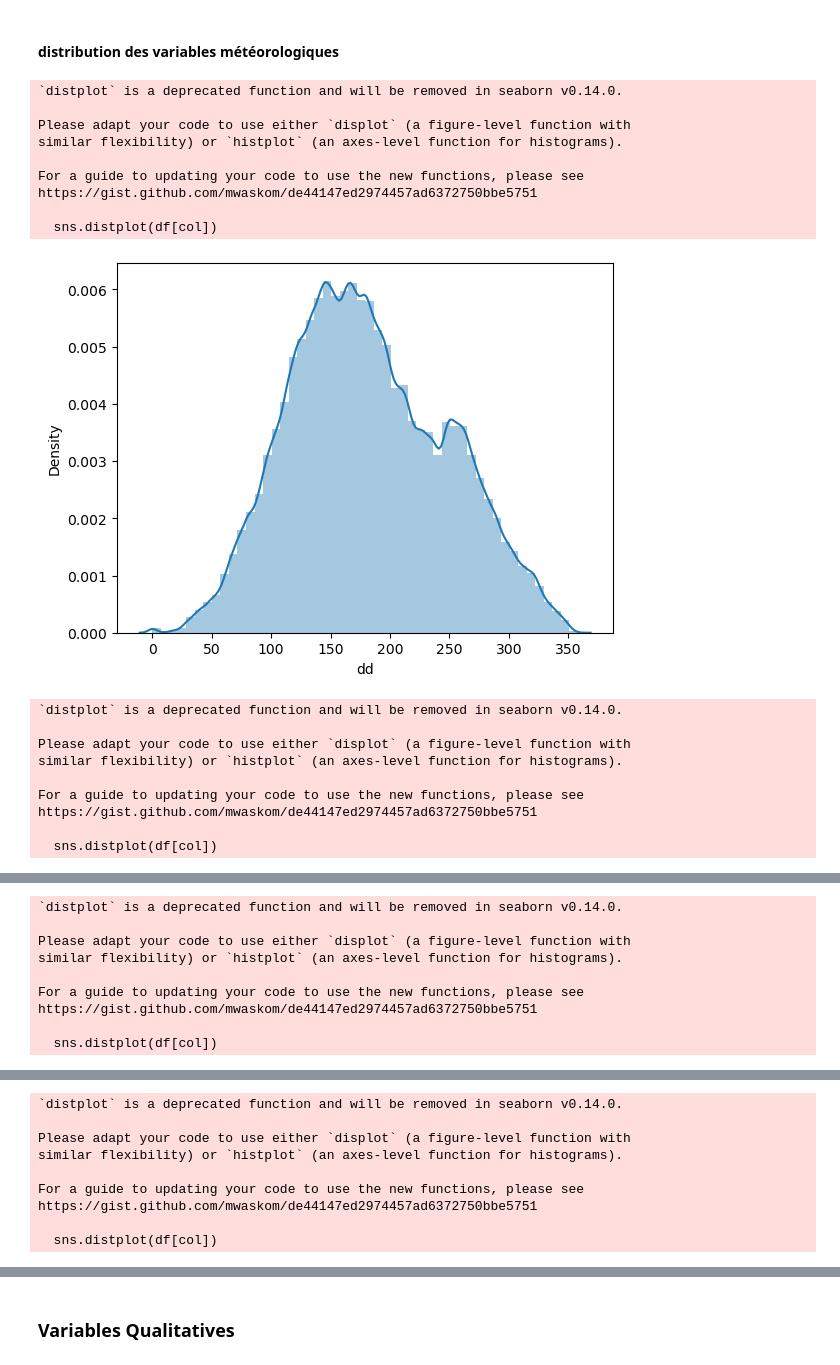
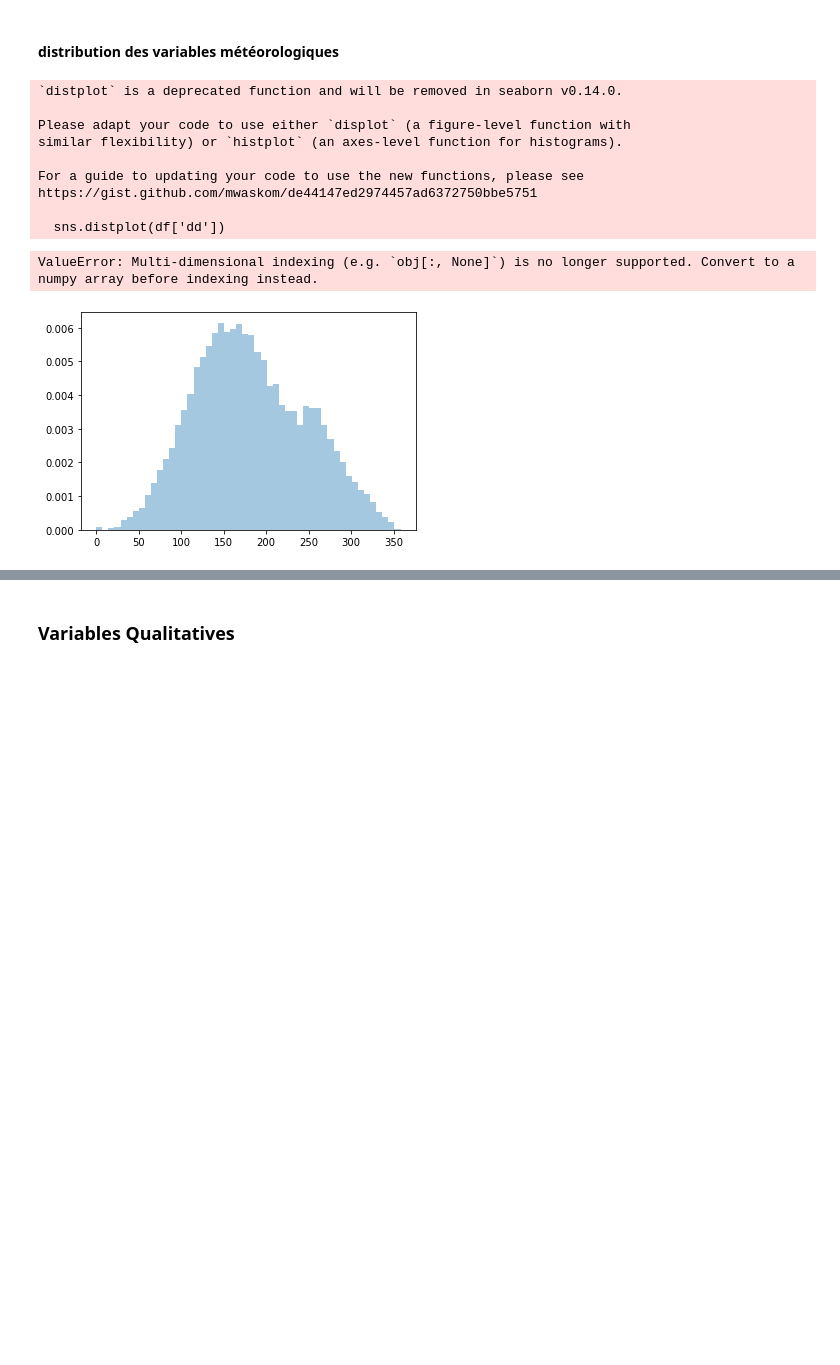
Before and after one commit to felixdechamps/ensae-prog2A, a Jupyter notebook: notebookstat.ipynb, the cells around one changed output, grey strips where cells are left out. Saved outputs shown, nothing was run; the diff lists cells and outputs as text; code cells hidden in the pictures; blank space fills up the shorter version.

Commit message:
commentaires des graphs

```diff
--- a/notebookstat.ipynb
+++ b/notebookstat.ipynb
@@ -6,7 +6,7 @@ import seaborn as sns
 from scipy.stats import gaussian_kde
 from datetime import datetime
 # %%
-data = pd.read_csv(r"/home/onyxia/work/df_final.csv")
+data = pd.read_csv(r"/Users/thomas/ensae-prog2A/ensae-prog2A/ensae-prog2A/df_final.csv")
 data.shape
 # %% [output]
 (5017137, 54)
@@ -65,3 +75,6 @@ sns.heatmap(df.isna(), cbar=False)
+# %%
+df=df.drop(['index','lat','lon','lat_sta','lon_sta','height_sta', 'number_sta'], axis=1)
+display(df.head())
 # %% [markdown]
 ### Examen de la colonne incendie
 Peu de jours avec incendie, la métrique d'évaluation du modèle devra en prendre compte
@@ -86,27 +99,19 @@ df['td']=df['td']-273.15
 # %% [markdown]
 #### distribution des variables météorologiques
 # %%
-for col in ['dd','ff','t','td','psl','precip','hu']:
-    plt.figure()
-    sns.distplot(df[col])
-    plt.show()
+"distribution de dd"
+plt.figure()
+sns.distplot(df['dd'])
+plt.show()
 # %% [output]
 `distplot` is a deprecated function and will be removed in seaborn v0.14.0.
 
 Please adapt your code to use either `displot` (a figure-level function with
 similar flexibility) or `histplot` (an axes-level function for histograms).
 
 For a guide to updating your code to use the new functions, please see
 https://gist.github.com/mwaskom/de44147ed2974457ad6372750bbe5751
 
-  sns.distplot(df[col])
+  sns.distplot(df['dd'])
+ValueError: Multi-dimensional indexing (e.g. `obj[:, None]`) is no longer supported. Convert to a numpy array before indexing instead.
-[figure, old version]
+[figure, new version]
-`distplot` is a deprecated function and will be removed in seaborn v0.14.0.
-
-Please adapt your code to use either `displot` (a figure-level function with
-similar flexibility) or `histplot` (an axes-level function for histograms).
-
-For a guide to updating your code to use the new functions, please see
-https://gist.github.com/mwaskom/de44147ed2974457ad6372750bbe5751
-
-  sns.distplot(df[col])
@@ -114,9 +117,0 @@ https://gist.github.com/mwaskom/de44147ed2974457ad6372750bbe5751
-`distplot` is a deprecated function and will be removed in seaborn v0.14.0.
-
-Please adapt your code to use either `displot` (a figure-level function with
-similar flexibility) or `histplot` (an axes-level function for histograms).
-
-For a guide to updating your code to use the new functions, please see
-https://gist.github.com/mwaskom/de44147ed2974457ad6372750bbe5751
-
-  sns.distplot(df[col])
@@ -124,9 +117,0 @@ https://gist.github.com/mwaskom/de44147ed2974457ad6372750bbe5751
-`distplot` is a deprecated function and will be removed in seaborn v0.14.0.
-
-Please adapt your code to use either `displot` (a figure-level function with
-similar flexibility) or `histplot` (an axes-level function for histograms).
-
-For a guide to updating your code to use the new functions, please see
-https://gist.github.com/mwaskom/de44147ed2974457ad6372750bbe5751
-
-  sns.distplot(df[col])
```
Also changed, not shown: parts of 33 cells of this notebook.
